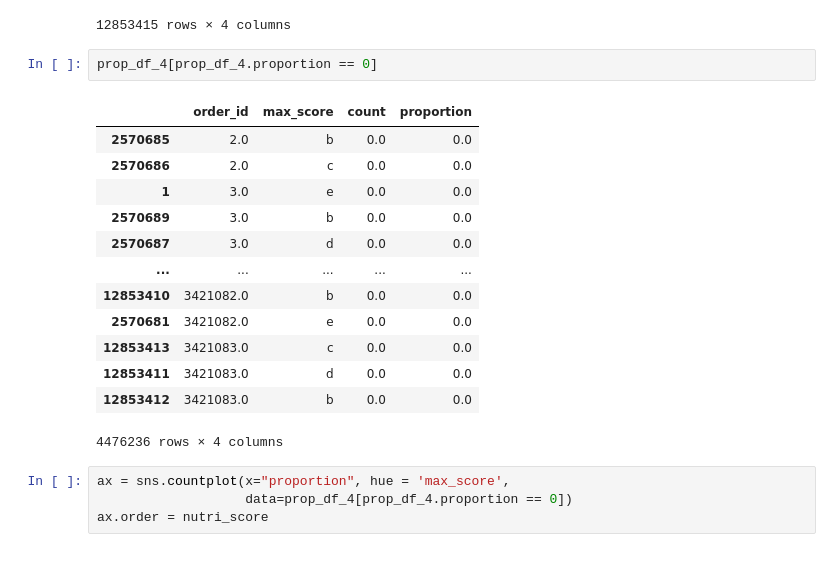
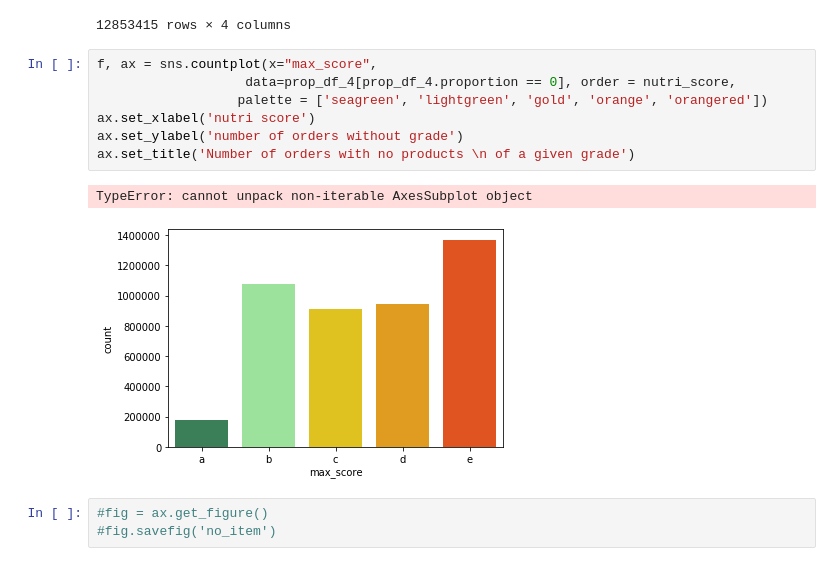
Before and after one commit to MarcBickel/project_gobigorgohome, a Jupyter notebook: project_notebook-Copy_cecile.ipynb, the cells around one changed output. Saved outputs shown, nothing was run; the diff lists cells and outputs as text.

```diff
--- a/project_notebook-Copy_cecile.ipynb
+++ b/project_notebook-Copy_cecile.ipynb
@@ -902,23 +890,16 @@ prop_df_4
 | 12853412 | 3421083.0 | b | 0.0 | 0.000000 |
 | 12853414 | 3421083.0 | a | 2.0 | 0.666667 |
 12853415 rows × 4 columns
-# %%
-prop_df_4[prop_df_4.proportion == 0]
-# %% [output]
-|  | order_id | max_score | count | proportion |
-| 2570685 | 2.0 | b | 0.0 | 0.0 |
-| 2570686 | 2.0 | c | 0.0 | 0.0 |
-| 1 | 3.0 | e | 0.0 | 0.0 |
-| 2570689 | 3.0 | b | 0.0 | 0.0 |
-| 2570687 | 3.0 | d | 0.0 | 0.0 |
-| ... | ... | ... | ... | ... |
-| 12853410 | 3421082.0 | b | 0.0 | 0.0 |
-| 2570681 | 3421082.0 | e | 0.0 | 0.0 |
-| 12853413 | 3421083.0 | c | 0.0 | 0.0 |
-| 12853411 | 3421083.0 | d | 0.0 | 0.0 |
-| 12853412 | 3421083.0 | b | 0.0 | 0.0 |
-4476236 rows × 4 columns
-# %%
-ax = sns.countplot(x="proportion", hue = 'max_score',
-                   data=prop_df_4[prop_df_4.proportion == 0])
-ax.order = nutri_score
+# %%
+f, ax = sns.countplot(x="max_score",
+                   data=prop_df_4[prop_df_4.proportion == 0], order = nutri_score,
+                  palette = ['seagreen', 'lightgreen', 'gold', 'orange', 'orangered'])
+ax.set_xlabel('nutri score')
+ax.set_ylabel('number of orders without grade')
+ax.set_title('Number of orders with no products \n of a given grade')
+# %% [output]
+TypeError: cannot unpack non-iterable AxesSubplot object
+[figure, added]
+# %%
+#fig = ax.get_figure()
+#fig.savefig('no_item')
```
Also changed, not shown: parts of 2 cells of this notebook, 1 other file.
